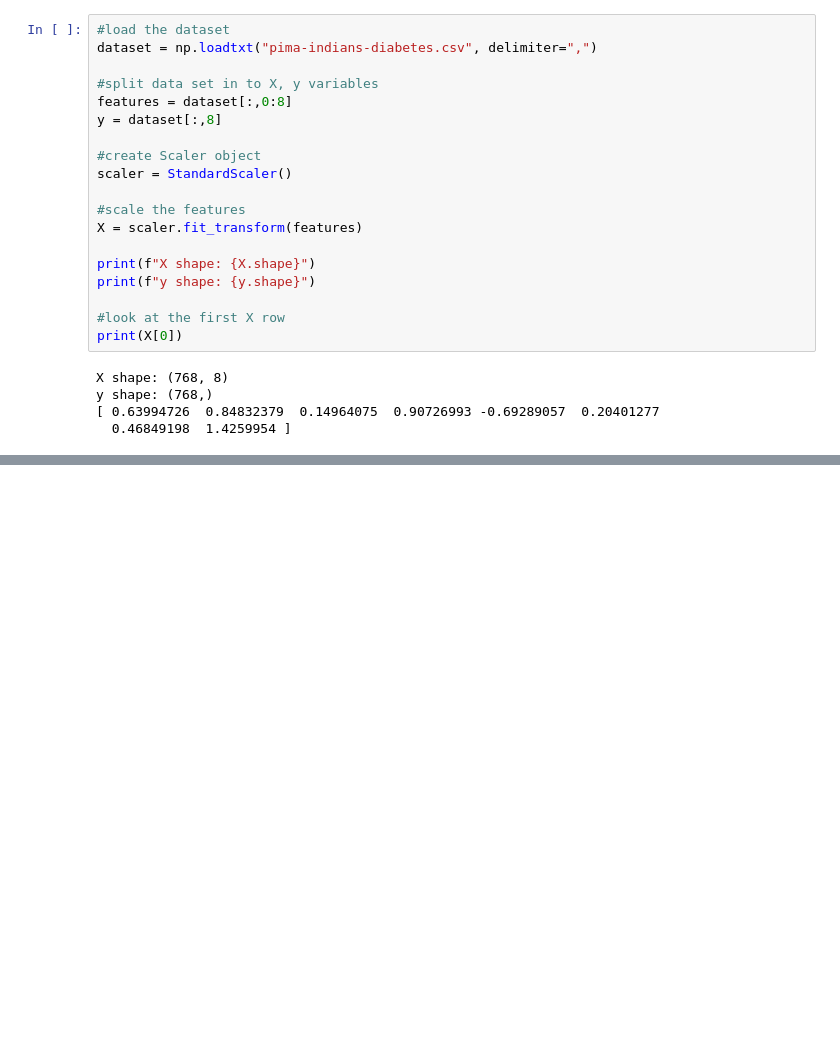
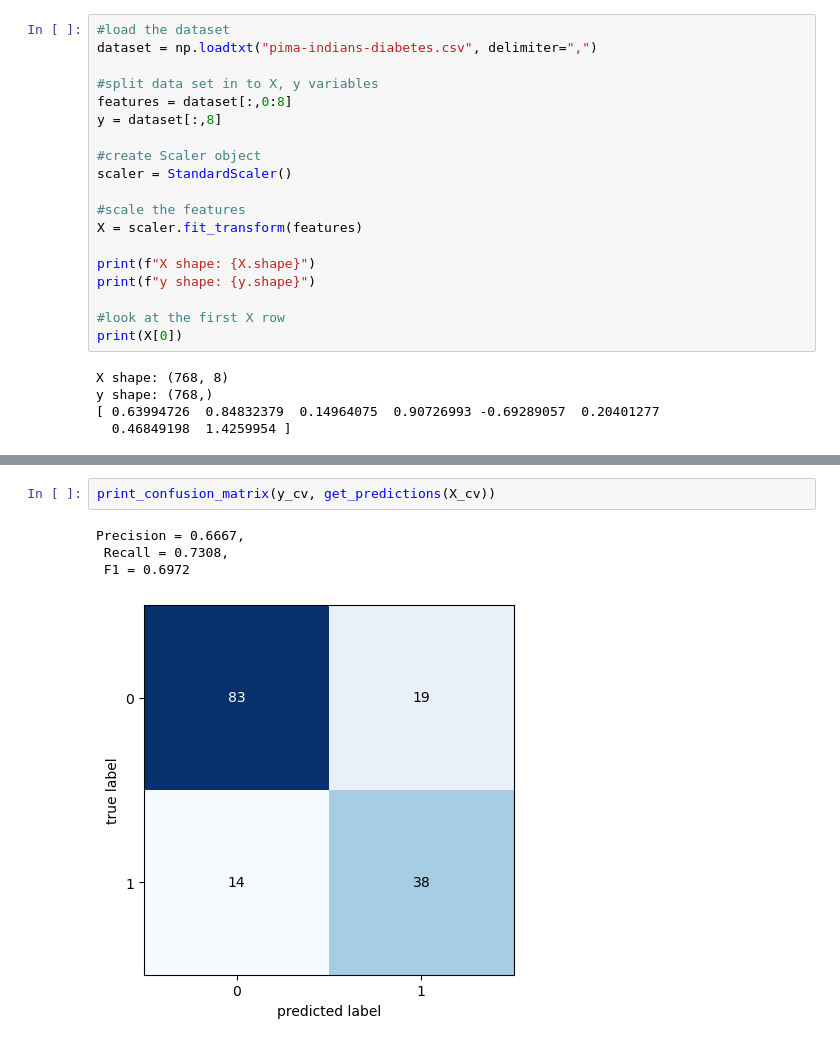
Before and after one commit to nnnolan/IT3040, a Jupyter notebook: proj2/diabetesNN/diabetes-NN.ipynb, the cells around one changed output, grey strips where cells are left out. Saved outputs shown, nothing was run; the diff lists cells and outputs as text; blank space fills up the shorter version.

```diff
--- a/proj2/diabetesNN/diabetes-NN.ipynb
+++ b/proj2/diabetesNN/diabetes-NN.ipynb
@@ -57,0 +217,7 @@ y shape: (768,)
+# %%
+print_confusion_matrix(y_cv, get_predictions(X_cv))
+# %% [output]
+Precision = 0.6667,
+ Recall = 0.7308,
+ F1 = 0.6972
+[figure, added]
```
Also changed, not shown: parts of 13 cells of this notebook, 19 other files.
